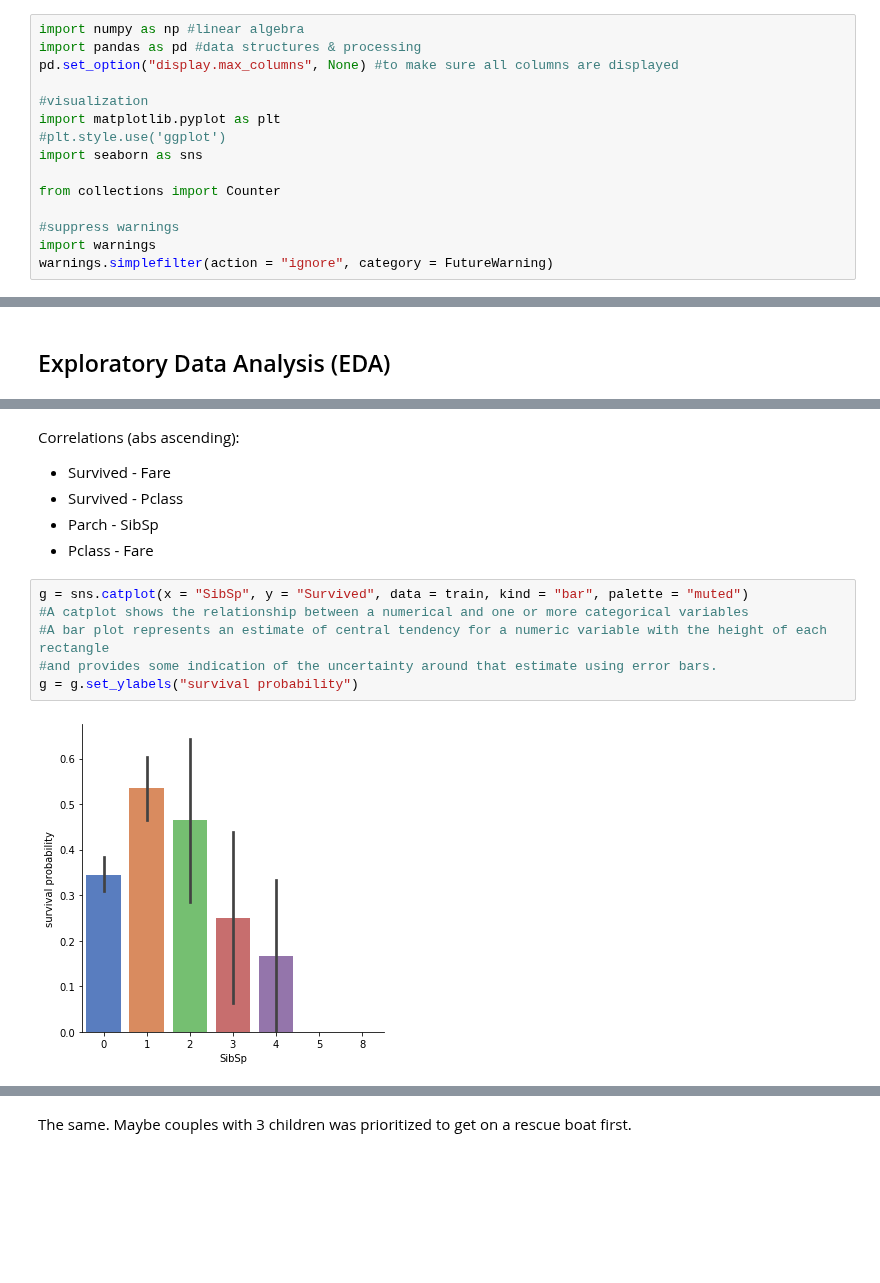
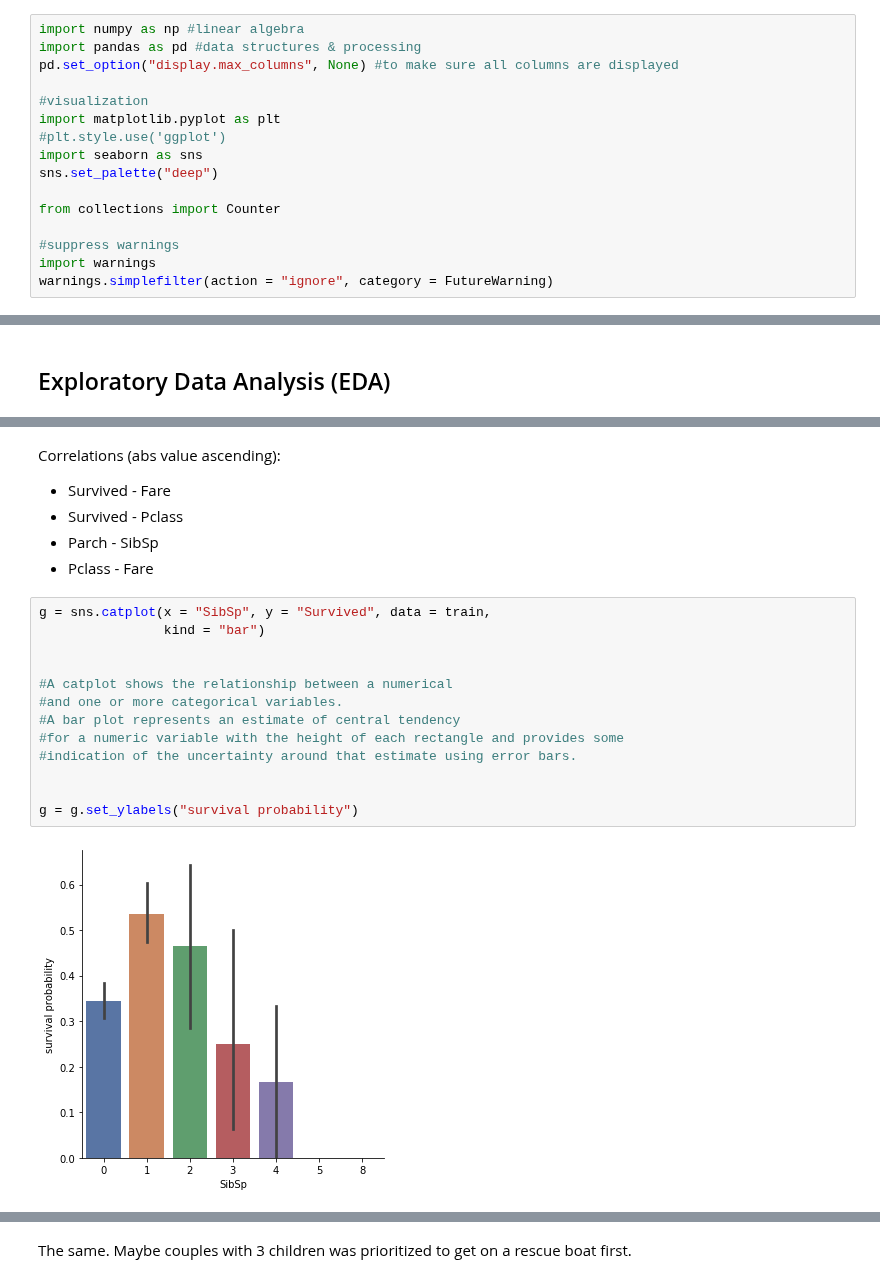
Before and after one commit to dittohed/Kaggle, a Jupyter notebook: titanic/Untitled.ipynb, the cells around one changed output, grey strips where cells are left out. Cells and saved outputs as stored; diff of their text form; blank space fills up the shorter version.

```diff
--- a/titanic/Untitled.ipynb
+++ b/titanic/Untitled.ipynb
@@ -9,6 +9,7 @@ pd.set_option("display.max_columns", None) #to make sure all columns are display
 import matplotlib.pyplot as plt
 #plt.style.use('ggplot')
 import seaborn as sns
+sns.set_palette("deep")
 
 from collections import Counter
 
@@ -251,14 +254,21 @@ g = sns.heatmap(train.corr(), annot = True, cmap = "cool", fmt = ".2f")
 # %% [markdown]
-Correlations (abs ascending):
+Correlations (abs value ascending):
 * Survived - Fare
 * Survived - Pclass
 * Parch - SibSp
 * Pclass - Fare
 # %%
-g = sns.catplot(x = "SibSp", y = "Survived", data = train, kind = "bar", palette = "muted")
-#A catplot shows the relationship between a numerical and one or more categorical variables
-#A bar plot represents an estimate of central tendency for a numeric variable with the height of each rectangle
-#and provides some indication of the uncertainty around that estimate using error bars.
+g = sns.catplot(x = "SibSp", y = "Survived", data = train,
+                kind = "bar")
+
+
+#A catplot shows the relationship between a numerical
+#and one or more categorical variables.
+#A bar plot represents an estimate of central tendency
+#for a numeric variable with the height of each rectangle and provides some
+#indication of the uncertainty around that estimate using error bars.
+
+
 g = g.set_ylabels("survival probability")
 # %% [output]
-[figure, old version]
+[figure, new version]
```
Also changed, not shown: parts of 30 cells of this notebook.
